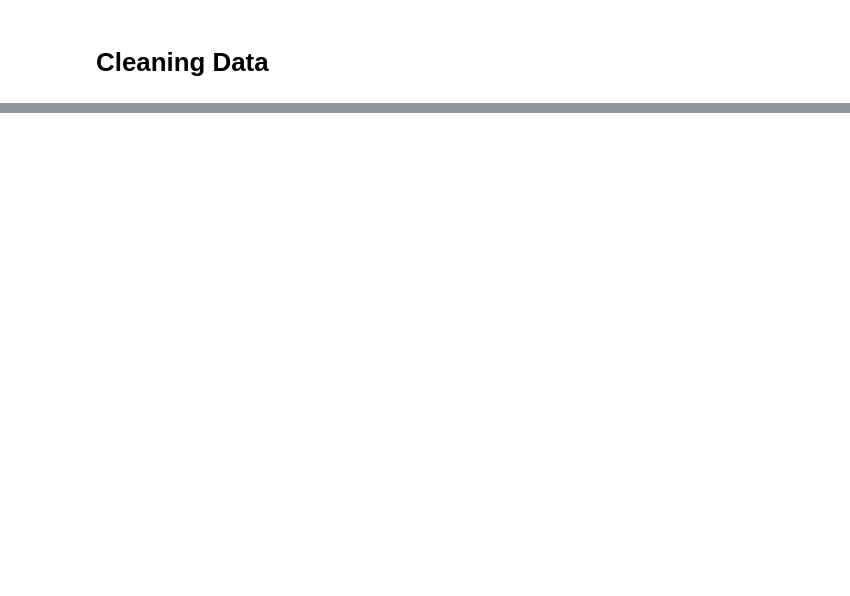
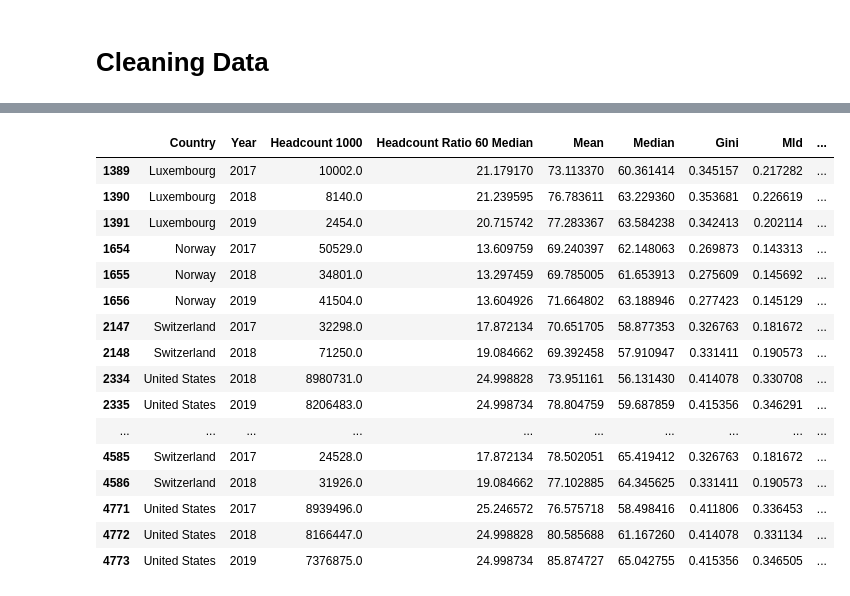
Before and after one commit to danielsmith-cloud/DSRP_inequality, a Jupyter notebook: DSRP_pip_2.ipynb, the cells around one changed output, grey strips where cells are left out. Cells and saved outputs as stored; diff of their text form; code cells hidden in the pictures; blank space fills up the shorter version.

```diff
--- a/DSRP_pip_2.ipynb
+++ b/DSRP_pip_2.ipynb
@@ -118,0 +192,21 @@ For my Research Question, I will need the variables: Country, Year, Headcount 10
+# %%
+topincome = final_df[final_df['Median'] >= (final_df['Median'].max() - 15)]
+topincome
+# %% [output]
+|  | Country | Year | Headcount 1000 | Headcount Ratio 60 Median | Mean | Median | Gini | Mld | ... |
+| 1389 | Luxembourg | 2017 | 10002.0 | 21.179170 | 73.113370 | 60.361414 | 0.345157 | 0.217282 | ... |
+| 1390 | Luxembourg | 2018 | 8140.0 | 21.239595 | 76.783611 | 63.229360 | 0.353681 | 0.226619 | ... |
+| 1391 | Luxembourg | 2019 | 2454.0 | 20.715742 | 77.283367 | 63.584238 | 0.342413 | 0.202114 | ... |
+| 1654 | Norway | 2017 | 50529.0 | 13.609759 | 69.240397 | 62.148063 | 0.269873 | 0.143313 | ... |
+| 1655 | Norway | 2018 | 34801.0 | 13.297459 | 69.785005 | 61.653913 | 0.275609 | 0.145692 | ... |
+| 1656 | Norway | 2019 | 41504.0 | 13.604926 | 71.664802 | 63.188946 | 0.277423 | 0.145129 | ... |
+| 2147 | Switzerland | 2017 | 32298.0 | 17.872134 | 70.651705 | 58.877353 | 0.326763 | 0.181672 | ... |
+| 2148 | Switzerland | 2018 | 71250.0 | 19.084662 | 69.392458 | 57.910947 | 0.331411 | 0.190573 | ... |
+| 2334 | United States | 2018 | 8980731.0 | 24.998828 | 73.951161 | 56.131430 | 0.414078 | 0.330708 | ... |
+| 2335 | United States | 2019 | 8206483.0 | 24.998734 | 78.804759 | 59.687859 | 0.415356 | 0.346291 | ... |
+| ... | ... | ... | ... | ... | ... | ... | ... | ... | ... |
+| 4585 | Switzerland | 2017 | 24528.0 | 17.872134 | 78.502051 | 65.419412 | 0.326763 | 0.181672 | ... |
+| 4586 | Switzerland | 2018 | 31926.0 | 19.084662 | 77.102885 | 64.345625 | 0.331411 | 0.190573 | ... |
+| 4771 | United States | 2017 | 8939496.0 | 25.246572 | 76.575718 | 58.498416 | 0.411806 | 0.336453 | ... |
+| 4772 | United States | 2018 | 8166447.0 | 24.998828 | 80.585688 | 61.167260 | 0.414078 | 0.331134 | ... |
+| 4773 | United States | 2019 | 7376875.0 | 24.998734 | 85.874727 | 65.042755 | 0.415356 | 0.346505 | ... |
```
Also changed, not shown: parts of 11 cells of this notebook.
